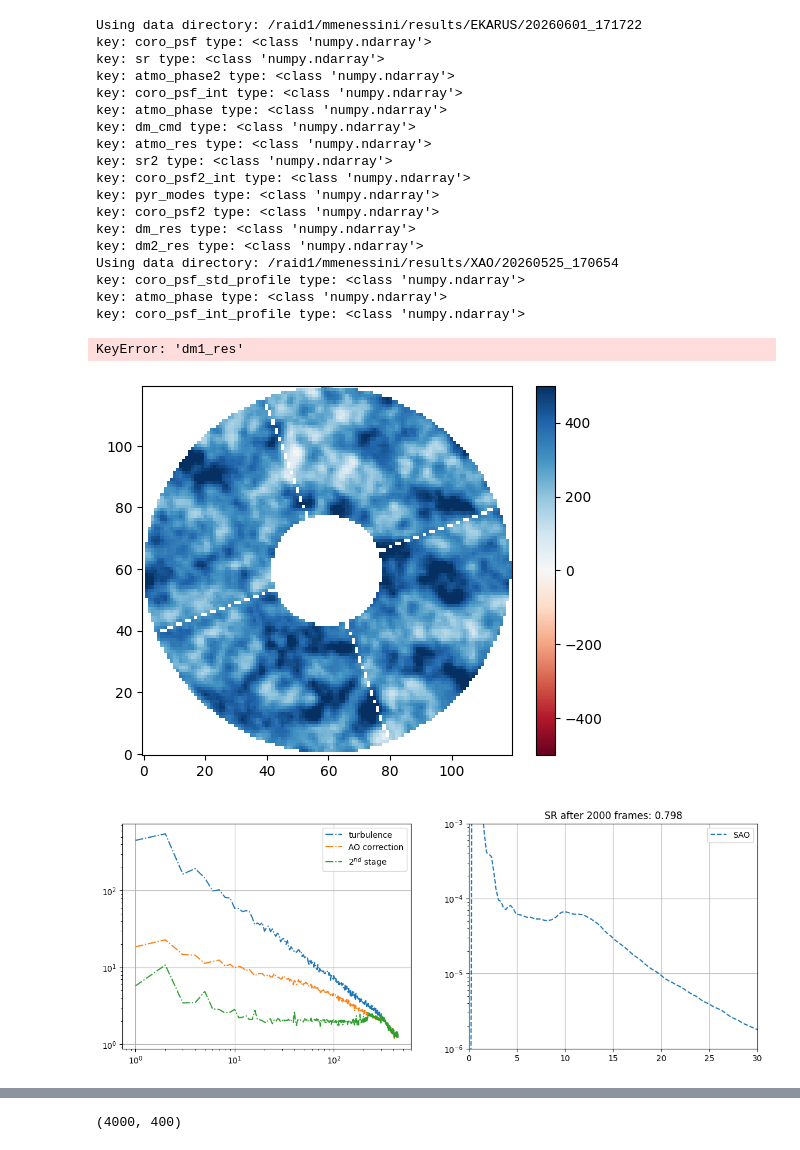
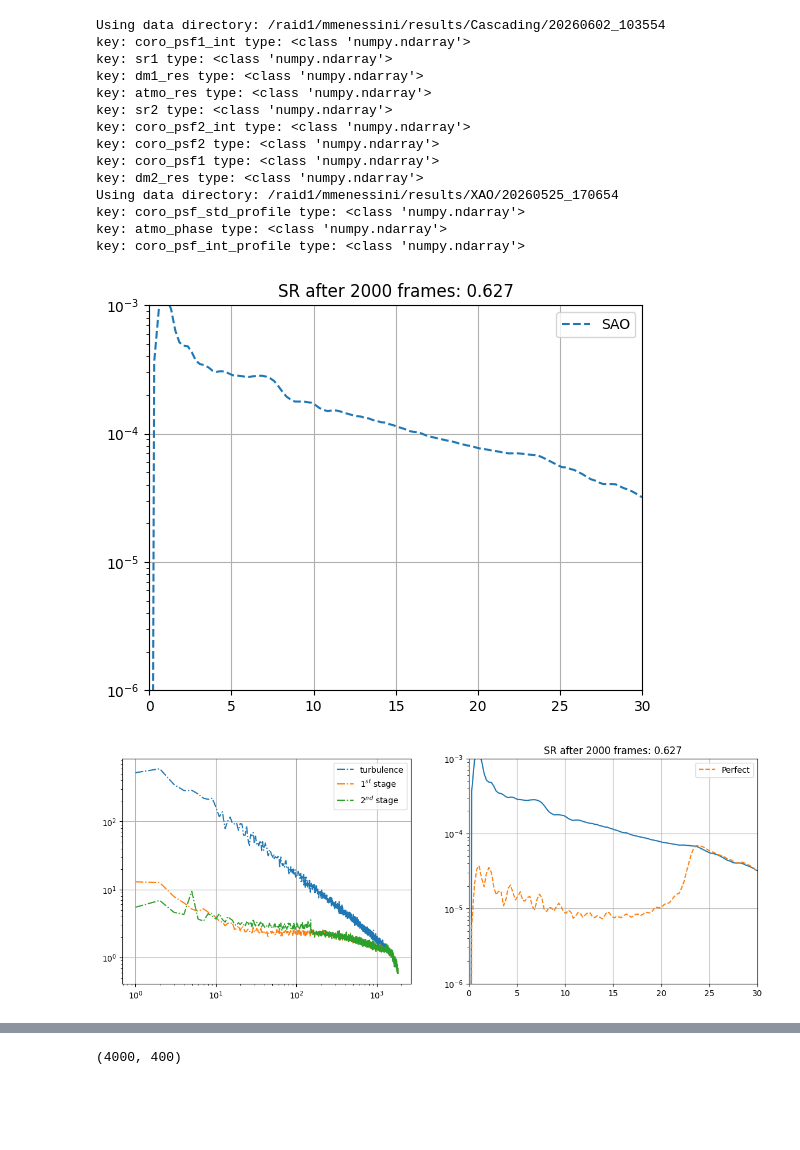
Before and after one commit to Menessao/SPECULA, a Jupyter notebook: config/SensorFusion/paperPlots.ipynb, the cells around one changed output, grey strips where cells are left out. Saved outputs shown, nothing was run; the diff lists cells and outputs as text; code cells hidden in the pictures; blank space fills up the shorter version.

Commit message:
Updated plot notebook

```diff
--- a/config/SensorFusion/paperPlots.ipynb
+++ b/config/SensorFusion/paperPlots.ipynb
@@ -140,5 +107,5 @@ show_psf(psf_dl, title='DL', cmap='inferno', ext=0.5, oversampling=oversampling,
 # %%
-data = get_sim_data(root_dir=ekarus_dir)#,tn='20260527_122941') #,tn='20260527_122941
+data = get_sim_data(root_dir=cascading_dir)#,tn='20260527_122941') #,tn='20260527_122941
 
 try:
     amps = data['atmo_phase'][:,0,:,:]
@@ -223,42 +190,37 @@ except KeyError:
     plt.ylim([1e-6,1e-3])
     plt.xlim([0,30])
     plt.title(f'SR after {init} frames: {np.mean(sr[init:]):1.3f}')
     plt.legend()
     plt.grid()
 
     mode_rms = lambda vec: np.sqrt(np.mean(vec**2,axis=0))
     atmo_rms = mode_rms(data['atmo_res'][init:])
     dm1_rms = mode_rms(data['dm1_res'][init:])
     x = np.arange(len(atmo_rms))+1
     plt.subplot(1,2,1)
     plt.loglog(x,atmo_rms,'-.',label='turbulence')
     plt.loglog(x,dm1_rms,'-.',label=r'$1^{st}$ stage')
     try:
         dm2_rms = mode_rms(data['dm2_res'][init:])
         plt.loglog(x,dm2_rms,'-.',label=r'$2^{nd}$ stage')
     except KeyError:
         pass
     plt.legend()
     plt.grid()
 # %% [output]
-Using data directory: /raid1/mmenessini/results/EKARUS/20260601_171722
-key: coro_psf type: <class 'numpy.ndarray'>
-key: sr type: <class 'numpy.ndarray'>
-key: atmo_phase2 type: <class 'numpy.ndarray'>
-key: coro_psf_int type: <class 'numpy.ndarray'>
-key: atmo_phase type: <class 'numpy.ndarray'>
-key: dm_cmd type: <class 'numpy.ndarray'>
+Using data directory: /raid1/mmenessini/results/Cascading/20260602_103554
+key: coro_psf1_int type: <class 'numpy.ndarray'>
+key: sr1 type: <class 'numpy.ndarray'>
+key: dm1_res type: <class 'numpy.ndarray'>
 key: atmo_res type: <class 'numpy.ndarray'>
 key: sr2 type: <class 'numpy.ndarray'>
 key: coro_psf2_int type: <class 'numpy.ndarray'>
-key: pyr_modes type: <class 'numpy.ndarray'>
 key: coro_psf2 type: <class 'numpy.ndarray'>
-key: dm_res type: <class 'numpy.ndarray'>
+key: coro_psf1 type: <class 'numpy.ndarray'>
 key: dm2_res type: <class 'numpy.ndarray'>
 Using data directory: /raid1/mmenessini/results/XAO/20260525_170654
 key: coro_psf_std_profile type: <class 'numpy.ndarray'>
 key: atmo_phase type: <class 'numpy.ndarray'>
 key: coro_psf_int_profile type: <class 'numpy.ndarray'>
-KeyError: 'dm1_res'
-[figure, old version]
+[figure, new version]
-[figure, old version]
+[figure, new version]
```
Also changed, not shown: parts of 9 cells of this notebook, 1 other file.
